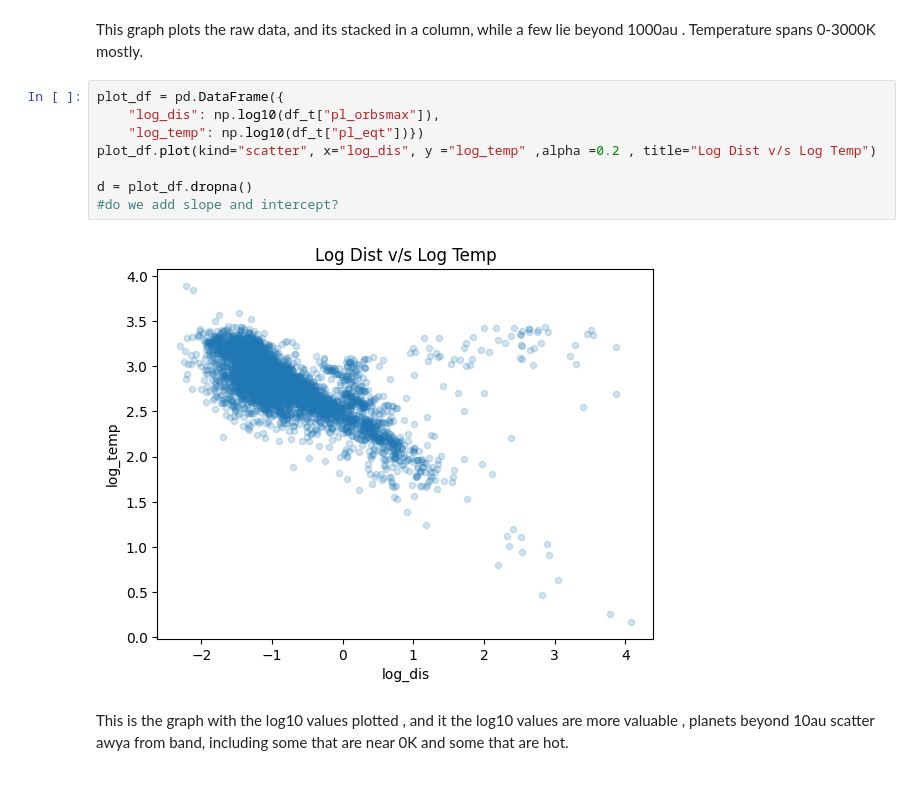
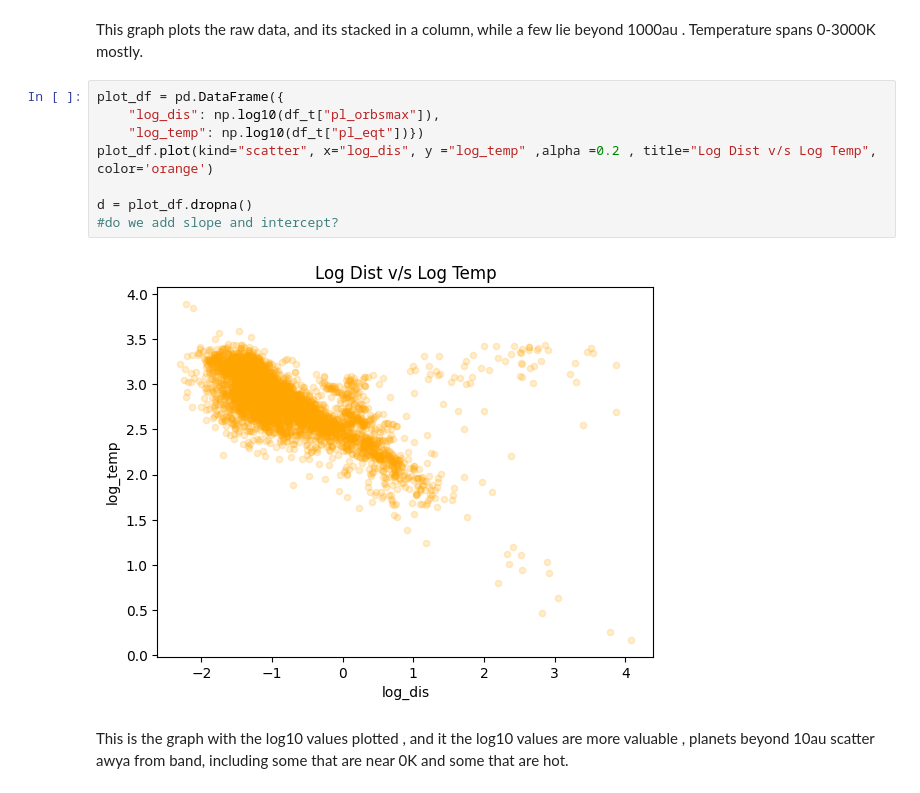
Before and after one commit to Xrash09/CSA-AI-ML, a Jupyter notebook: data_analysis.ipynb, the cells around one changed output. Saved outputs shown, nothing was run; the diff lists cells and outputs as text.

```diff
--- a/data_analysis.ipynb
+++ b/data_analysis.ipynb
@@ -163,13 +163,13 @@ This graph plots the raw data, and its stacked in a column, while a few lie beyo
 # %%
 plot_df = pd.DataFrame({
     "log_dis": np.log10(df_t["pl_orbsmax"]),
     "log_temp": np.log10(df_t["pl_eqt"])})
-plot_df.plot(kind="scatter", x="log_dis", y ="log_temp" ,alpha =0.2 , title="Log Dist v/s Log Temp")
+plot_df.plot(kind="scatter", x="log_dis", y ="log_temp" ,alpha =0.2 , title="Log Dist v/s Log Temp", color='orange')
 
 d = plot_df.dropna()
 #do we add slope and intercept?
 # %% [output]
-[figure, old version]
+[figure, new version]
 # %% [markdown]
 This is the graph with the log10 values plotted , and it the log10 values are more valuable , planets beyond 10au scatter awya from band, including some that are near 0K and some that are hot.
 # %% [markdown]
```
Also changed, not shown: parts of 21 cells of this notebook.
